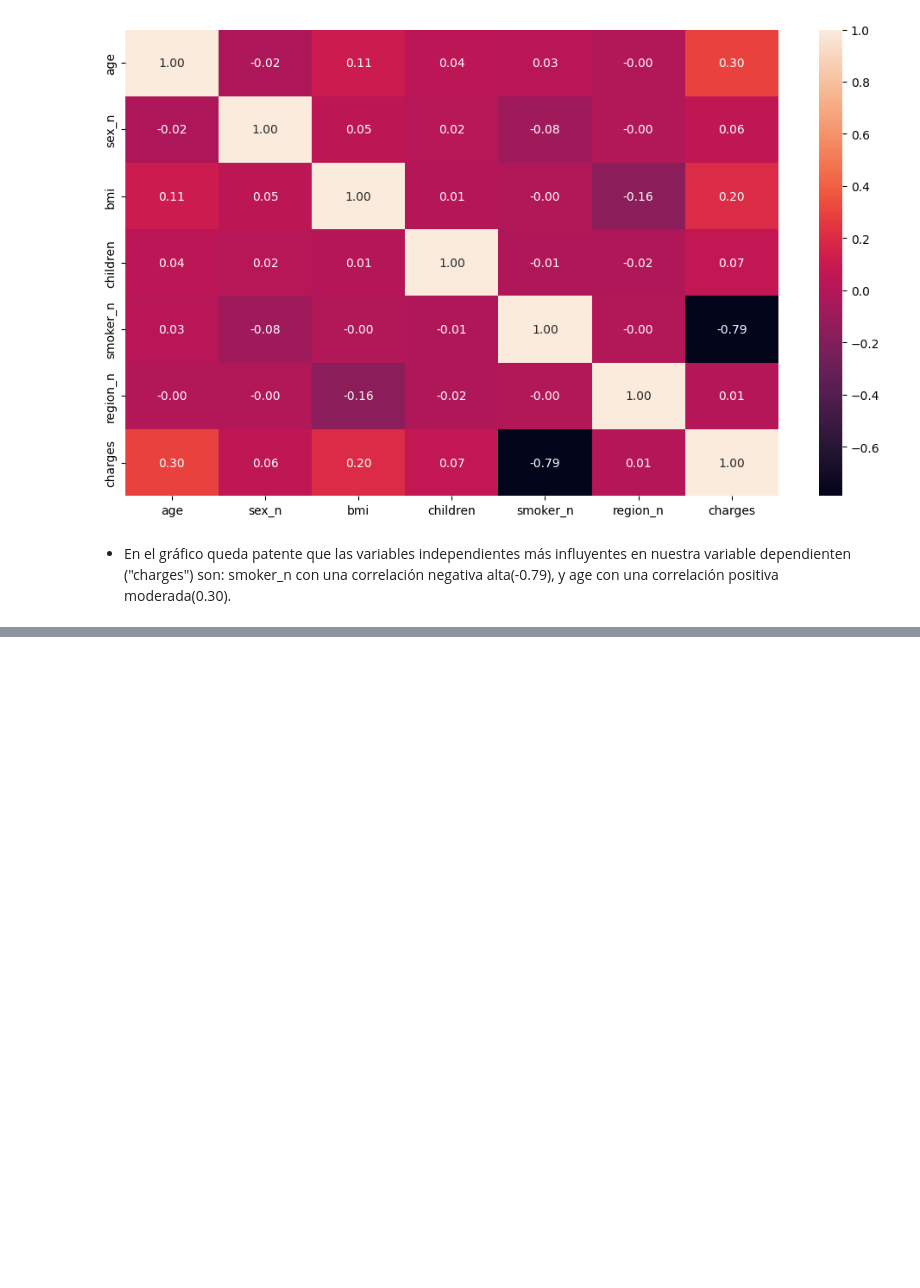
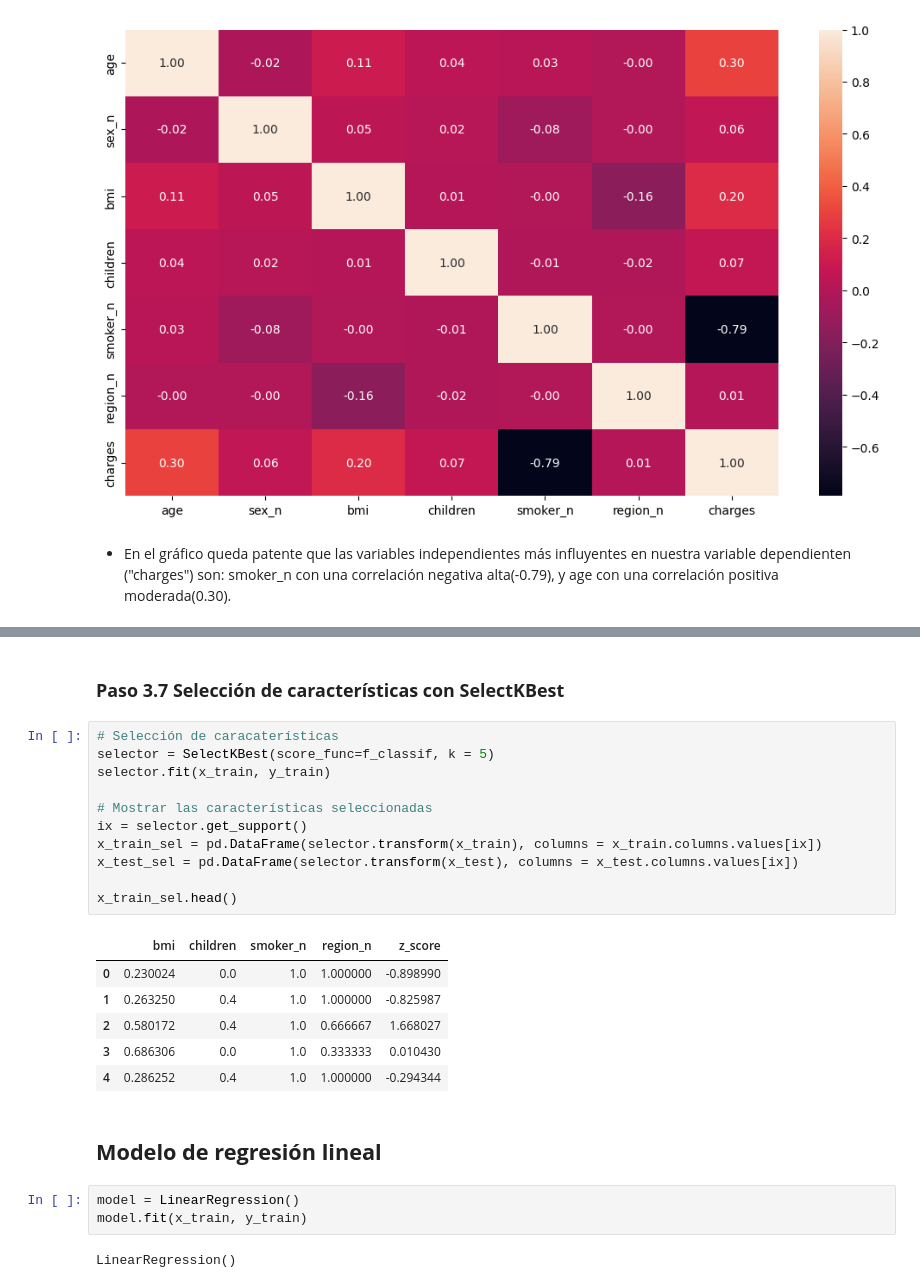
Before and after one commit to 4GeeksAcademy/machine-learning-python-template-ds-13-david-linear-regression, a Jupyter notebook: src/explore.ipynb, the cells around one changed output, grey strips where cells are left out. Drawn from its saved outputs; the diff is of its cells as text; blank space fills up the shorter version.

Commit message:
inicio del modelo de regresión lineal

```diff
--- a/src/explore.ipynb
+++ b/src/explore.ipynb
@@ -295,0 +372,27 @@ plt.show()
+# %% [markdown]
+### **Paso 3.7 Selección de características con SelectKBest**
+# %%
+# Selección de caracaterísticas
+selector = SelectKBest(score_func=f_classif, k = 5)
+selector.fit(x_train, y_train)
+
+# Mostrar las características seleccionadas
+ix = selector.get_support()
+x_train_sel = pd.DataFrame(selector.transform(x_train), columns = x_train.columns.values[ix])
+x_test_sel = pd.DataFrame(selector.transform(x_test), columns = x_test.columns.values[ix])
+
+x_train_sel.head()
+# %% [output]
+|  | bmi | children | smoker_n | region_n | z_score |
+| 0 | 0.230024 | 0.0 | 1.0 | 1.000000 | -0.898990 |
+| 1 | 0.263250 | 0.4 | 1.0 | 1.000000 | -0.825987 |
+| 2 | 0.580172 | 0.4 | 1.0 | 0.666667 | 1.668027 |
+| 3 | 0.686306 | 0.0 | 1.0 | 0.333333 | 0.010430 |
+| 4 | 0.286252 | 0.4 | 1.0 | 1.000000 | -0.294344 |
+# %% [markdown]
+## **Modelo de regresión lineal**
+# %%
+model = LinearRegression()
+model.fit(x_train, y_train)
+# %% [output]
+LinearRegression()
```
Also changed, not shown: parts of 14 cells of this notebook.
